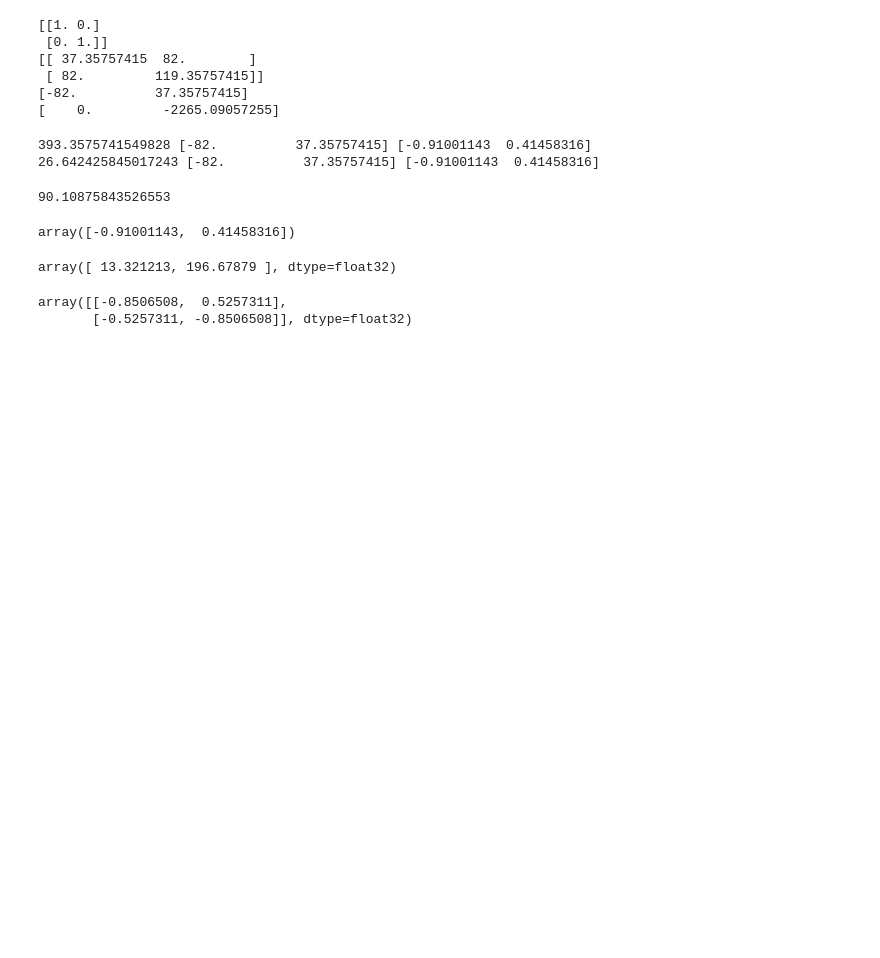
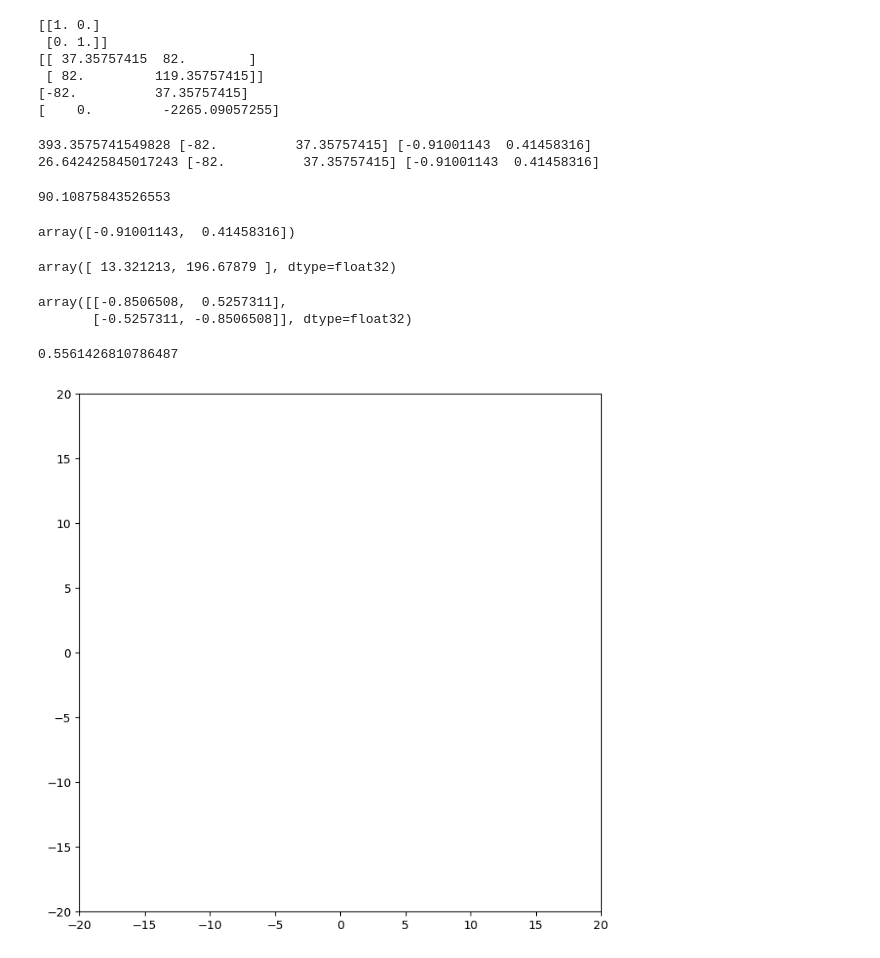
Before and after one commit to Solarthenomad/pytorch, a Jupyter notebook: week3.ipynb, the cells around one changed output. Drawn from its saved outputs; the diff is of its cells as text; code cells hidden in the pictures; blank space fills up the shorter version.

```diff
--- a/week3.ipynb
+++ b/week3.ipynb
@@ -177,3 +177,14 @@ e_vector.T
 # %% [output]
 array([[-0.8506508,  0.5257311],
        [-0.5257311, -0.8506508]], dtype=float32)
+# %%
+(ev1 / np.linalg.norm(ev1)) @ e_vector[0].T #(ev2)
+# %% [output]
+0.5561426810786487
+# %%
+plt.figure(figsize=(8,8))
+plt.xlim(-20, 20)
+plt.ylim(-20, 20)
+plt.show()
+# %% [output]
+[figure, added]
```
Also changed, not shown: parts of 14 cells of this notebook.
